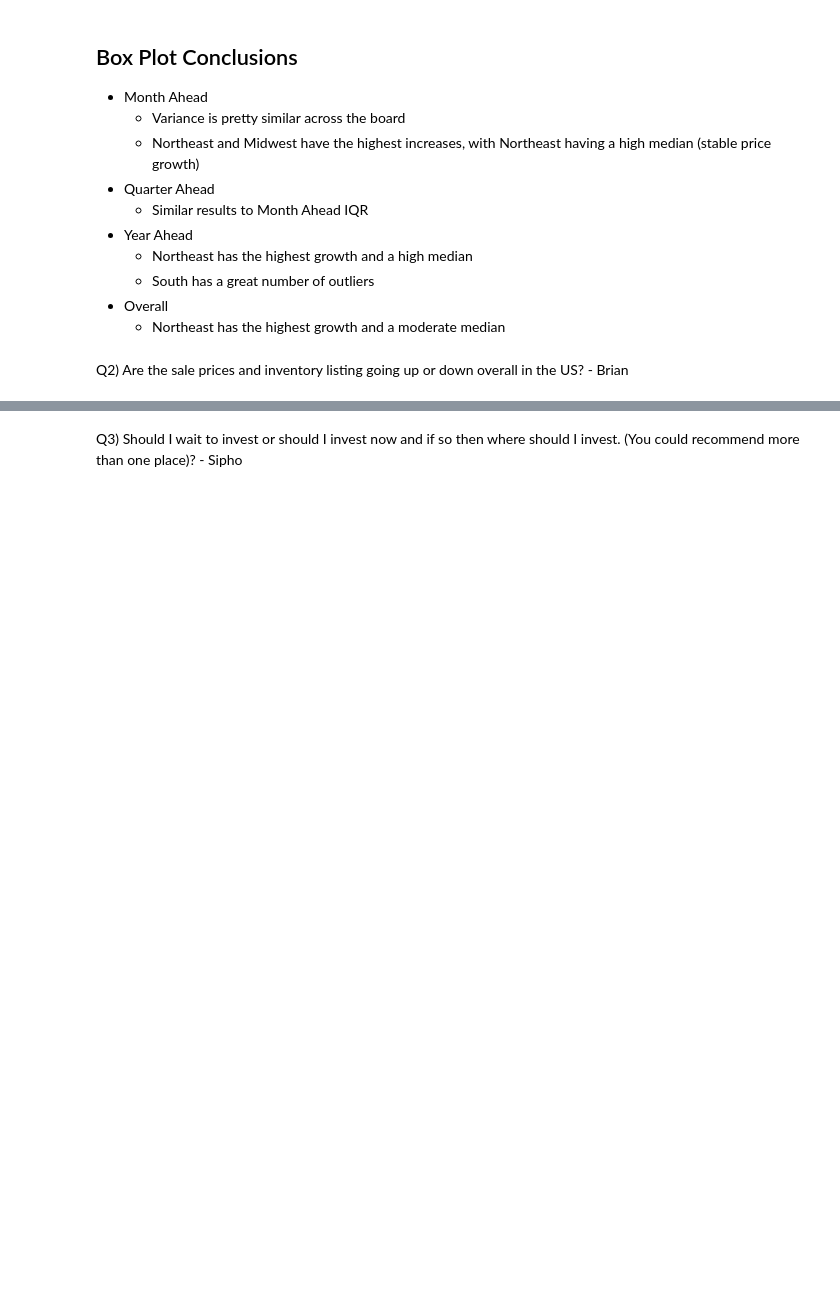
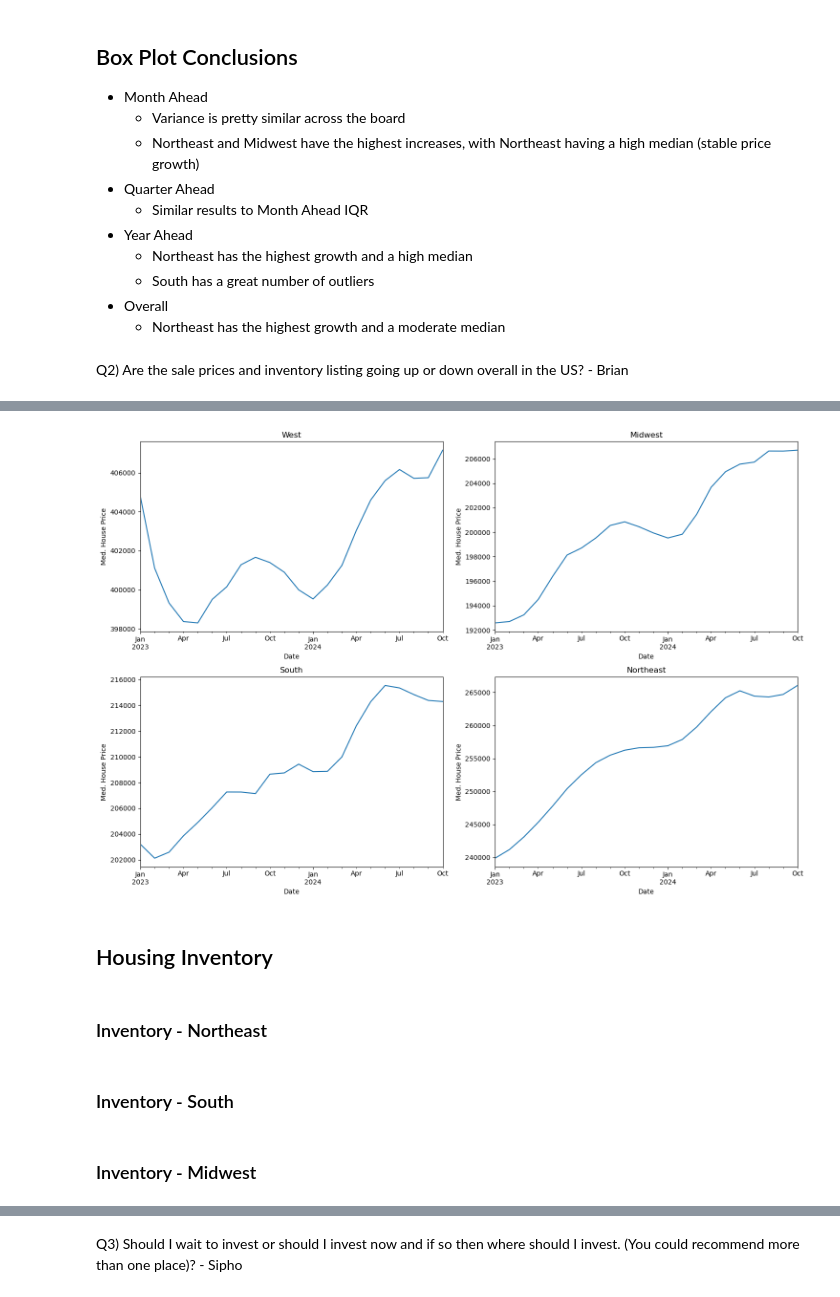
Before and after one commit to LaureaYue/Final-Project-Group-4-SEIS631, a Jupyter notebook: finalproject.ipynb, the cells around one changed output, grey strips where cells are left out. Saved outputs shown, nothing was run; the diff lists cells and outputs as text; code cells hidden in the pictures; blank space fills up the shorter version.

```diff
--- a/finalproject.ipynb
+++ b/finalproject.ipynb
@@ -280,0 +446,30 @@ Q2) Are the sale prices and inventory listing going up or down overall in the US
+# %%
+#Create 4 line charts for each region
+fig, axes = plt.subplots(2, 2, figsize=(15, 10))
+
+west_price_series.plot.line(ax=axes[0,0])
+axes[0, 0].set_title('West')
+axes[0, 0].set_xlabel('Date')
+axes[0, 0].set_ylabel('Med. House Price')
+
+midwest_price_series.plot.line(ax=axes[0,1])
+axes[0, 1].set_title('Midwest')
+axes[0, 1].set_xlabel('Date')
+axes[0, 1].set_ylabel('Med. House Price')
+
+south_price_series.plot.line(ax=axes[1,0])
+axes[1,0].set_title('South')
+axes[1,0].set_xlabel('Date')
+axes[1,0].set_ylabel('Med. House Price')
+
+ne_price_series.plot.line(ax=axes[1,1])
+axes[1, 1].set_title('Northeast')
+axes[1, 1].set_xlabel('Date')
+axes[1, 1].set_ylabel('Med. House Price')
+
+plt.tight_layout()
+plt.show()
+# %% [output]
+[figure, added]
+# %% [markdown]
+## Housing Inventory
@@ -280,0 +488,2 @@ Q2) Are the sale prices and inventory listing going up or down overall in the US
+# %% [markdown]
+### Inventory - Northeast
@@ -280,0 +499,2 @@ Q2) Are the sale prices and inventory listing going up or down overall in the US
+# %% [markdown]
+### Inventory - South
@@ -280,0 +510,2 @@ Q2) Are the sale prices and inventory listing going up or down overall in the US
+# %% [markdown]
+### Inventory - Midwest
```
Also changed, not shown: parts of 24 cells of this notebook, 2 other files.
